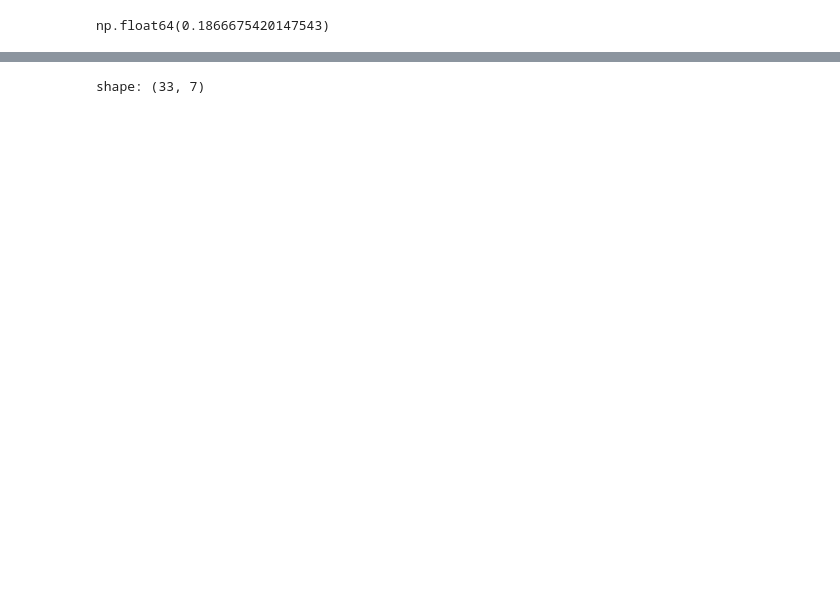
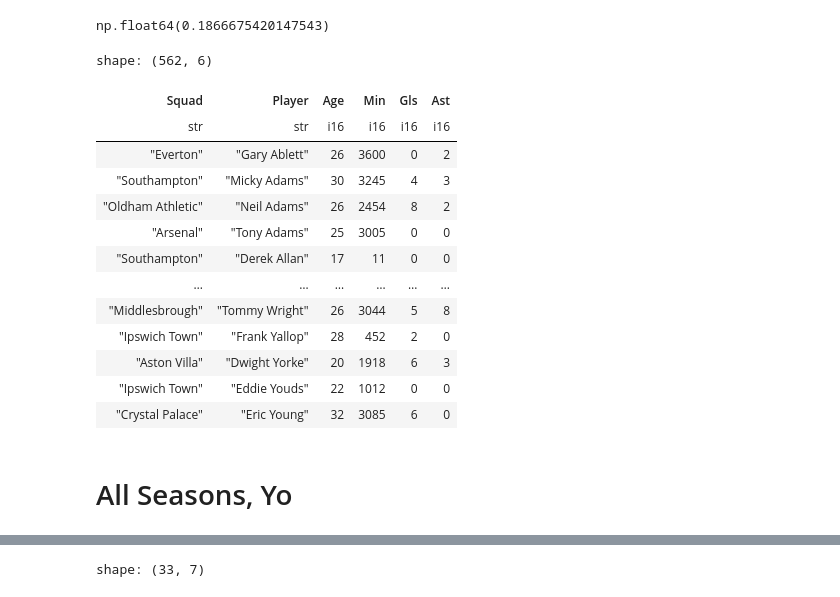
Before and after one commit to ebb-earl-co/league-champion-goal-distribution, a Jupyter notebook: munging.ipynb, the cells around one changed output, grey strips where cells are left out. Drawn from its saved outputs; the diff is of its cells as text; code cells hidden in the pictures; blank space fills up the shorter version.

```diff
--- a/munging.ipynb
+++ b/munging.ipynb
@@ -634,3 +621,23 @@ energy_distance(
 np.float64(0.1866675420147543)
 # %%
 all_squads: list[pl.DataFrame, ...] = [None] * len(CHAMPIONS)
+# %%
+pldf = pl.from_pandas(html_to_flat_dataframe(Path(f"data/premier-league/fbref_{season}.html")))
+pldf
+# %% [output]
+shape: (562, 6)
+| Squad | Player | Age | Min | Gls | Ast |
+| str | str | i16 | i16 | i16 | i16 |
+| "Everton" | "Gary Ablett" | 26 | 3600 | 0 | 2 |
+| "Southampton" | "Micky Adams" | 30 | 3245 | 4 | 3 |
+| "Oldham Athletic" | "Neil Adams" | 26 | 2454 | 8 | 2 |
+| "Arsenal" | "Tony Adams" | 25 | 3005 | 0 | 0 |
+| "Southampton" | "Derek Allan" | 17 | 11 | 0 | 0 |
+| … | … | … | … | … | … |
+| "Middlesbrough" | "Tommy Wright" | 26 | 3044 | 5 | 8 |
+| "Ipswich Town" | "Frank Yallop" | 28 | 452 | 2 | 0 |
+| "Aston Villa" | "Dwight Yorke" | 20 | 1918 | 6 | 3 |
+| "Ipswich Town" | "Eddie Youds" | 22 | 1012 | 0 | 0 |
+| "Crystal Palace" | "Eric Young" | 32 | 3085 | 6 | 0 |
+# %% [markdown]
+# All Seasons, Yo
```
Also changed, not shown: parts of 28 cells of this notebook, 36 other files.
